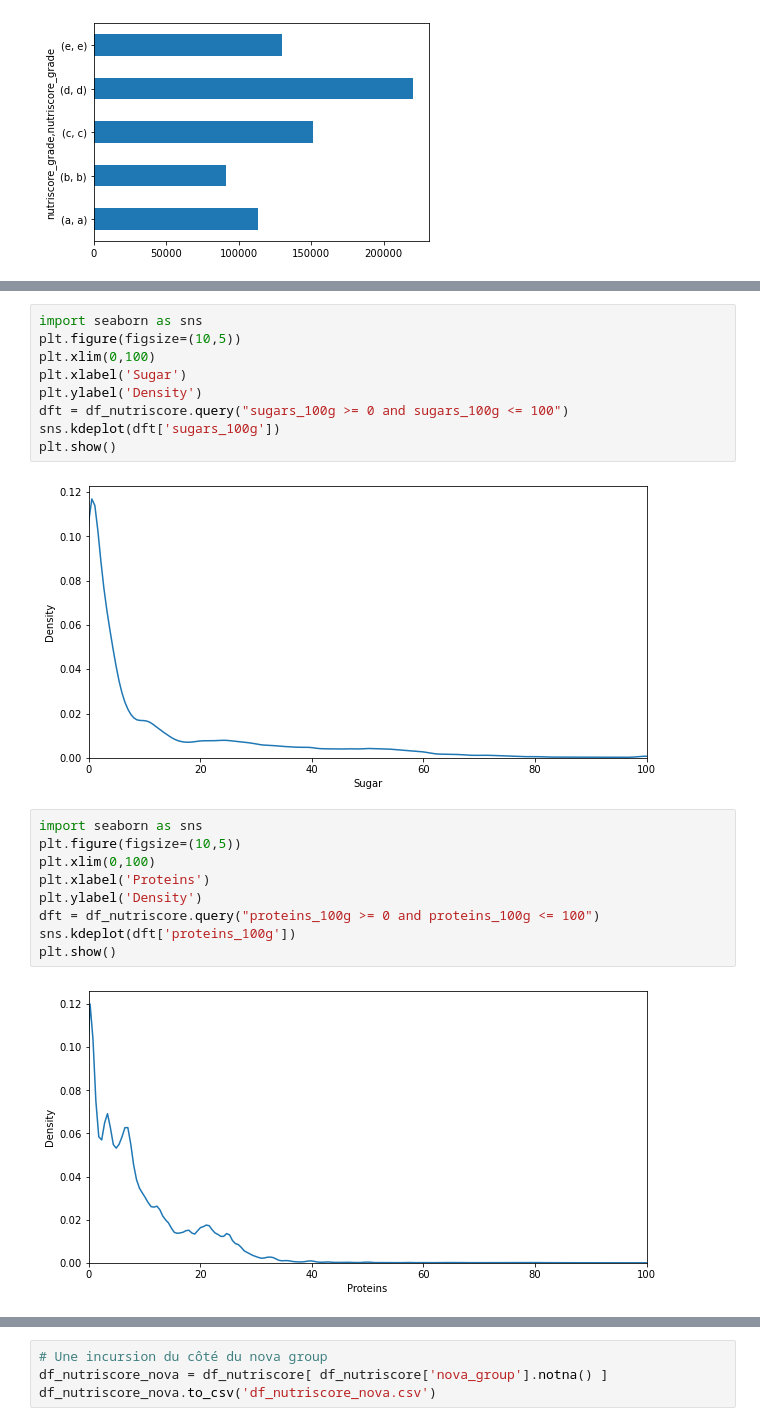
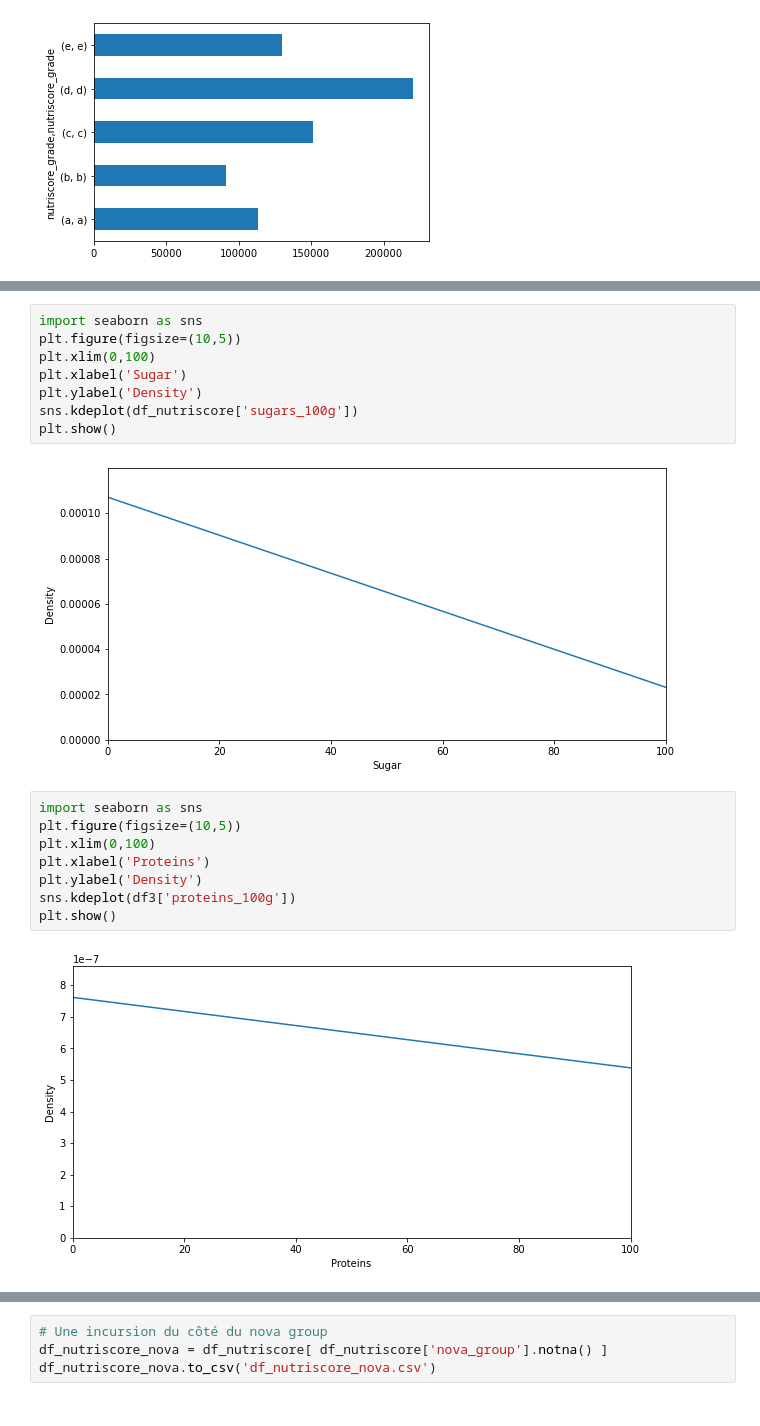
Before and after one commit to benprieur/Jupyter, a Jupyter notebook: Projet 2.ipynb, the cells around one changed output, grey strips where cells are left out. Drawn from its saved outputs; the diff is of its cells as text.

```diff
--- a/Projet 2.ipynb
+++ b/Projet 2.ipynb
@@ -124,22 +119,20 @@ plt.figure(figsize=(10,5))
 plt.xlim(0,100)
 plt.xlabel('Sugar')
 plt.ylabel('Density')
-dft = df_nutriscore.query("sugars_100g >= 0 and sugars_100g <= 100")
-sns.kdeplot(dft['sugars_100g'])
+sns.kdeplot(df_nutriscore['sugars_100g'])
 plt.show()
 # %% [output]
-[figure, old version]
+[figure, new version]
 # %%
 import seaborn as sns
 plt.figure(figsize=(10,5))
 plt.xlim(0,100)
 plt.xlabel('Proteins')
 plt.ylabel('Density')
-dft = df_nutriscore.query("proteins_100g >= 0 and proteins_100g <= 100")
-sns.kdeplot(dft['proteins_100g'])
+sns.kdeplot(df3['proteins_100g'])
 plt.show()
 # %% [output]
-[figure, old version]
+[figure, new version]
 # %%
 import seaborn as sns
 plt.figure(figsize=(10,5))
```
Also changed, not shown: parts of 29 cells of this notebook.
